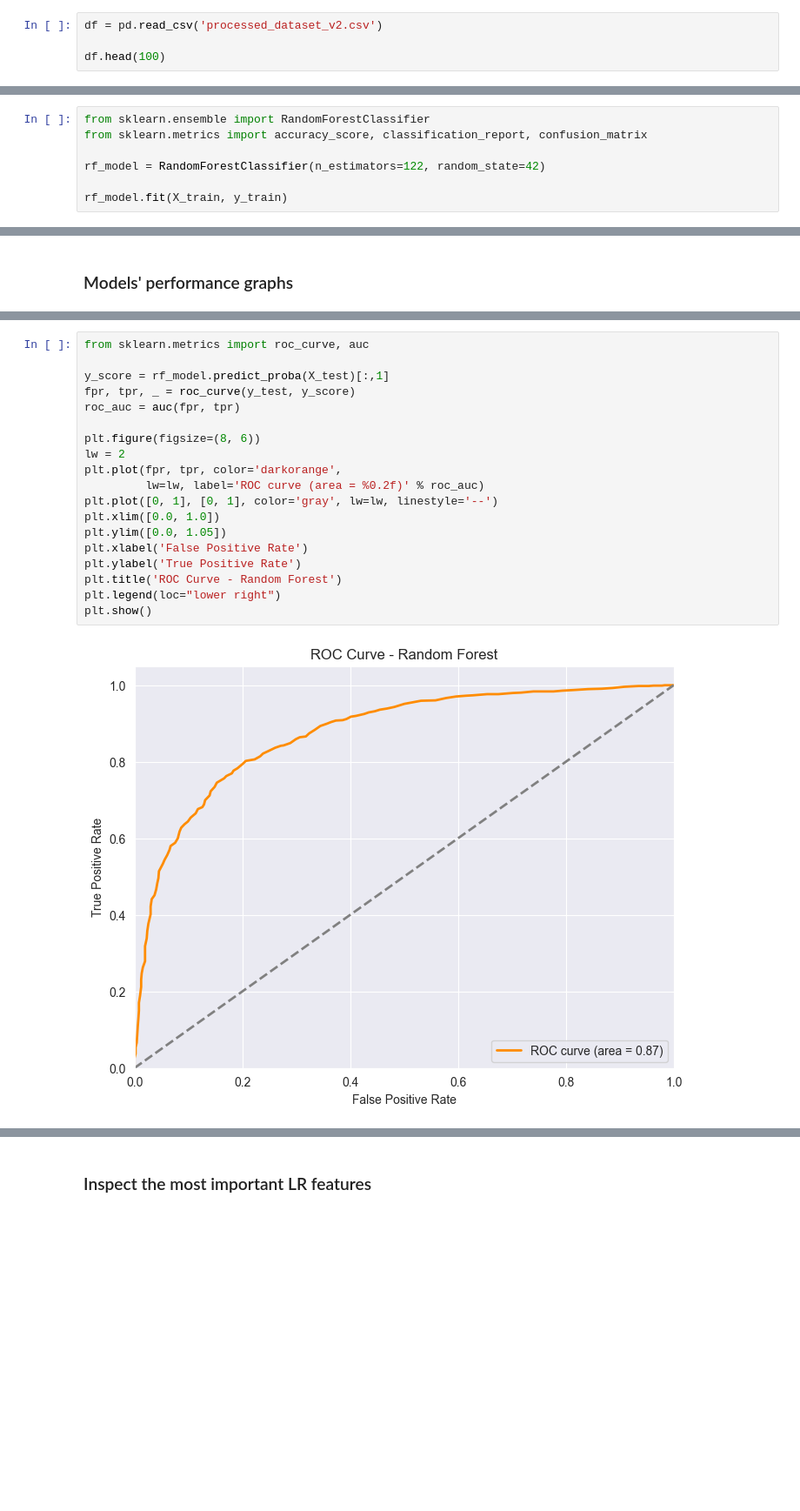
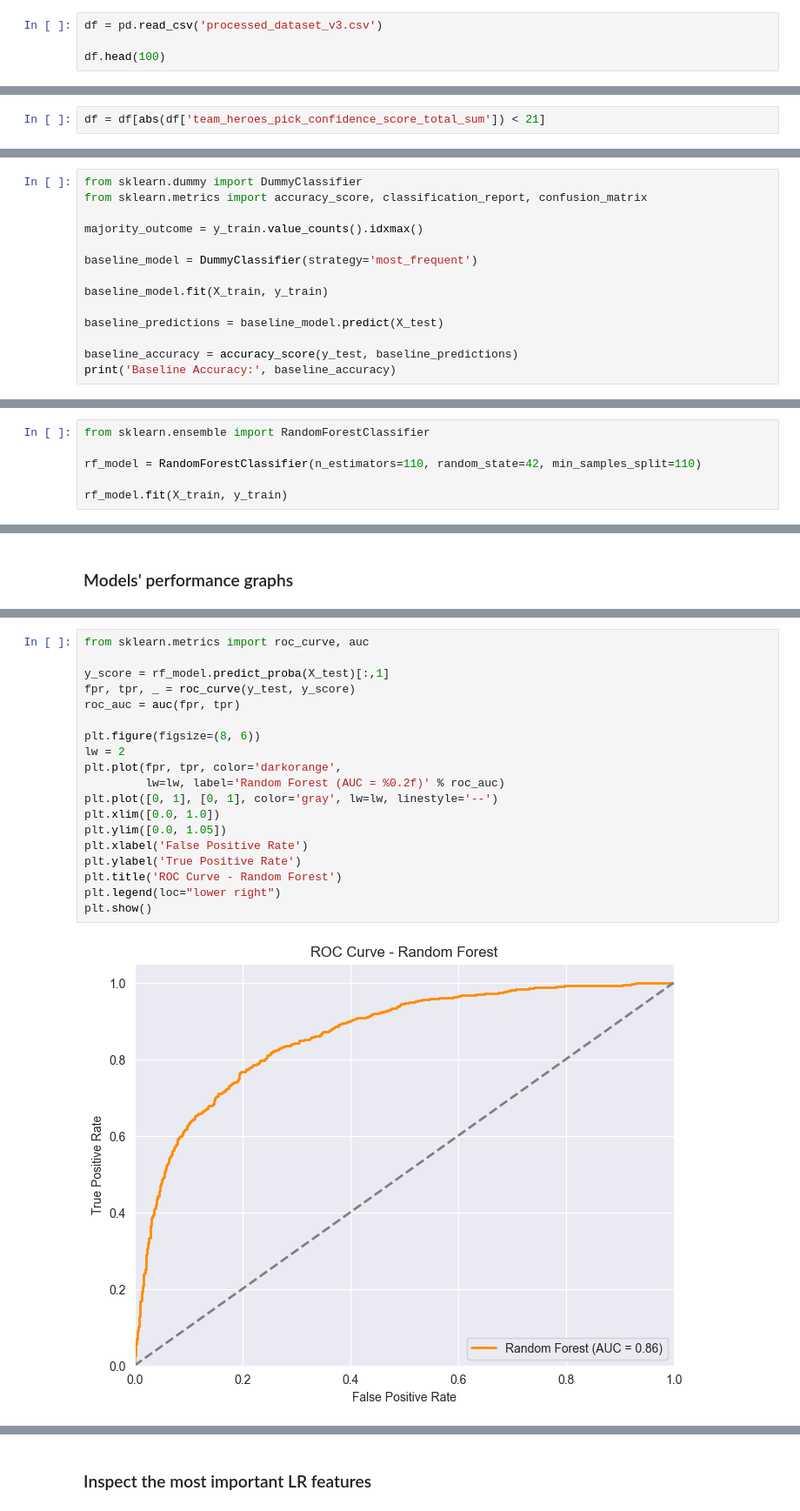
Before and after one commit to Avariq/DotaAIPredictions, a Jupyter notebook: notebooks/models_training_v2.ipynb, the cells around one changed output, grey strips where cells are left out. Shown: that part at 87% size. Cells and saved outputs as stored; diff of their text form; blank space fills up the shorter version.

```diff
--- a/notebooks/models_training_v2.ipynb
+++ b/notebooks/models_training_v2.ipynb
@@ -7,7 +7,7 @@ import matplotlib.pyplot as plt
 # %% [markdown]
 ### Load the preprocessed dataset from a file
 # %%
-df = pd.read_csv('processed_dataset_v2.csv')
+df = pd.read_csv('processed_dataset_v3.csv')
 
 df.head(100)
 # %% [output]
@@ -131,0 +134,2 @@ plt.show()
+# %%
+df = df[abs(df['team_heroes_pick_confidence_score_total_sum']) < 21]
@@ -185,0 +203,14 @@ X.head(10)
+# %%
+from sklearn.dummy import DummyClassifier
+from sklearn.metrics import accuracy_score, classification_report, confusion_matrix
+
+majority_outcome = y_train.value_counts().idxmax()
+
+baseline_model = DummyClassifier(strategy='most_frequent')
+
+baseline_model.fit(X_train, y_train)
+
+baseline_predictions = baseline_model.predict(X_test)
+
+baseline_accuracy = accuracy_score(y_test, baseline_predictions)
+print('Baseline Accuracy:', baseline_accuracy)
@@ -187,9 +222,8 @@ X.head(10)
 ### Train the RandomForest model
 # %%
 from sklearn.ensemble import RandomForestClassifier
-from sklearn.metrics import accuracy_score, classification_report, confusion_matrix
 
-rf_model = RandomForestClassifier(n_estimators=122, random_state=42)
+rf_model = RandomForestClassifier(n_estimators=110, random_state=42, min_samples_split=110)
 
 rf_model.fit(X_train, y_train)
 # %% [output]
@@ -297,22 +380,22 @@ plt.show()
 # %%
 from sklearn.metrics import roc_curve, auc
 
 y_score = rf_model.predict_proba(X_test)[:,1]
 fpr, tpr, _ = roc_curve(y_test, y_score)
 roc_auc = auc(fpr, tpr)
 
 plt.figure(figsize=(8, 6))
 lw = 2
 plt.plot(fpr, tpr, color='darkorange',
-         lw=lw, label='ROC curve (area = %0.2f)' % roc_auc)
+         lw=lw, label='Random Forest (AUC = %0.2f)' % roc_auc)
 plt.plot([0, 1], [0, 1], color='gray', lw=lw, linestyle='--')
 plt.xlim([0.0, 1.0])
 plt.ylim([0.0, 1.05])
 plt.xlabel('False Positive Rate')
 plt.ylabel('True Positive Rate')
 plt.title('ROC Curve - Random Forest')
 plt.legend(loc="lower right")
 plt.show()
 # %% [output]
-[figure, old version]
+[figure, new version]
 # %%
```
Also changed, not shown: parts of 22 cells of this notebook, 9 other files.
